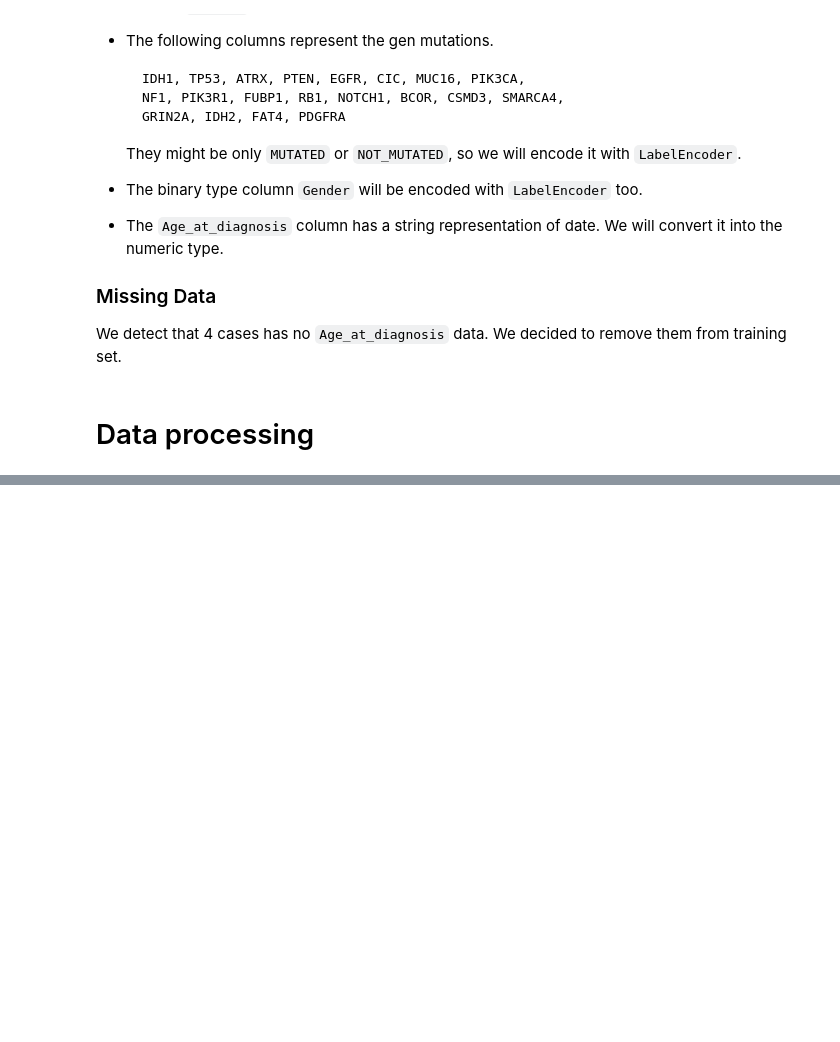
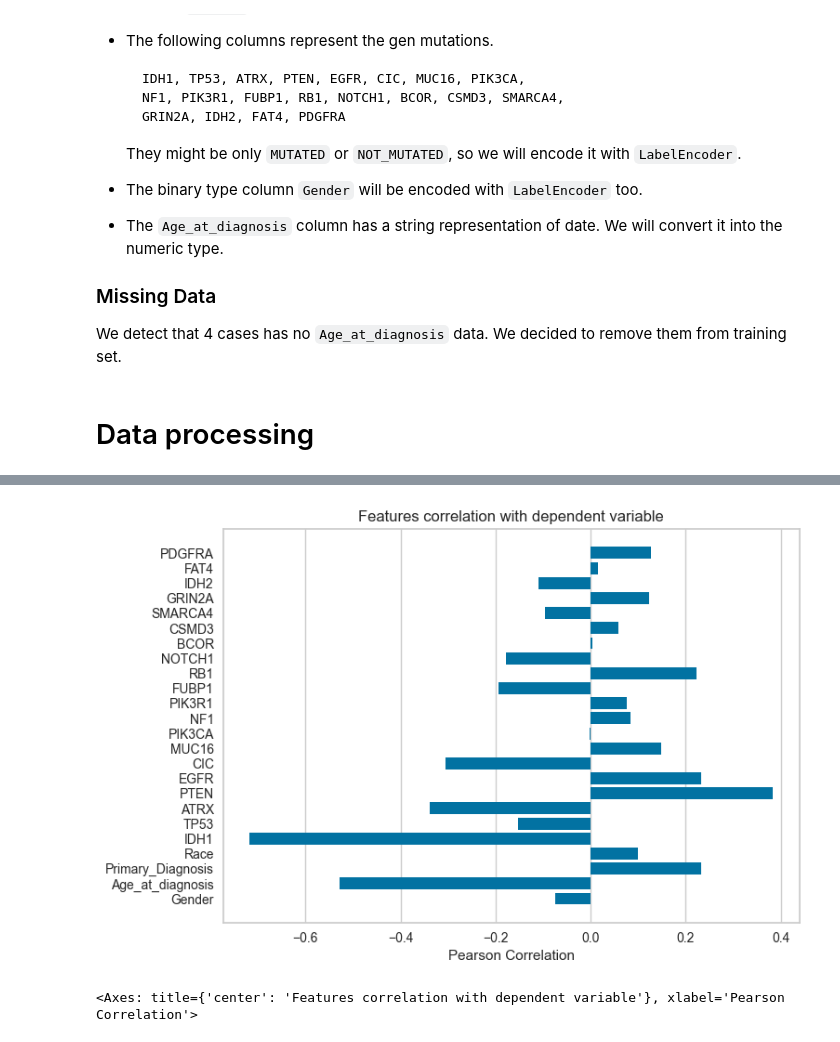
Before and after one commit to Vladislav-Kanev/glioma_data_analysis_competition, a Jupyter notebook: report.ipynb, the cells around one changed output, grey strips where cells are left out. Saved outputs shown, nothing was run; the diff lists cells and outputs as text; code cells hidden in the pictures; blank space fills up the shorter version.

```diff
--- a/report.ipynb
+++ b/report.ipynb
@@ -92,0 +71,7 @@ data_processing
+# %%
+visualizer = FeatureCorrelation(labels=training_data.columns, method='pearson')
+visualizer.fit(normalize_dataset(training_data), target)
+visualizer.show()
+# %% [output]
+[figure, added]
+<Axes: title={'center': 'Features correlation with dependent variable'}, xlabel='Pearson Correlation'>
```
Also changed, not shown: parts of 5 cells of this notebook, 2 other files.
